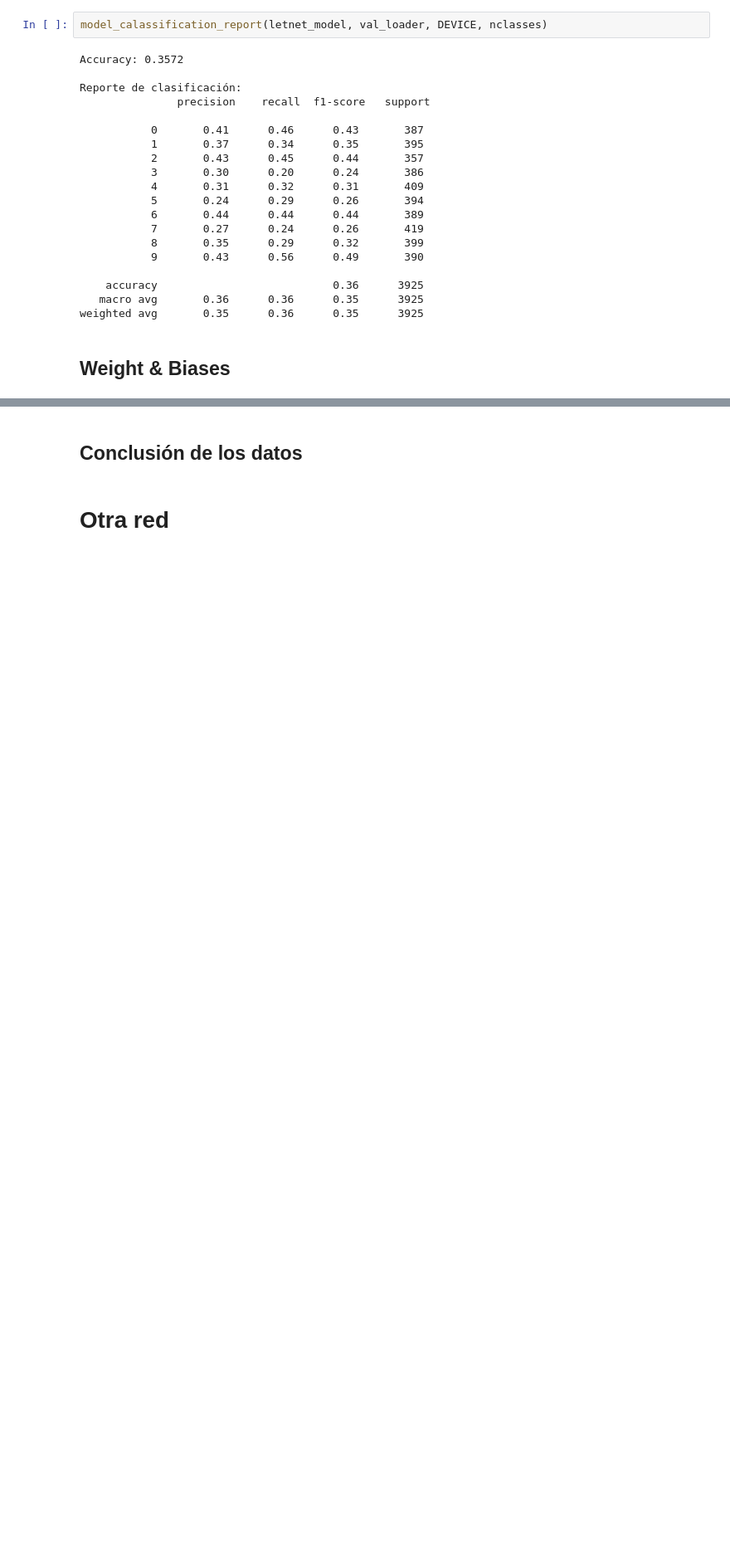
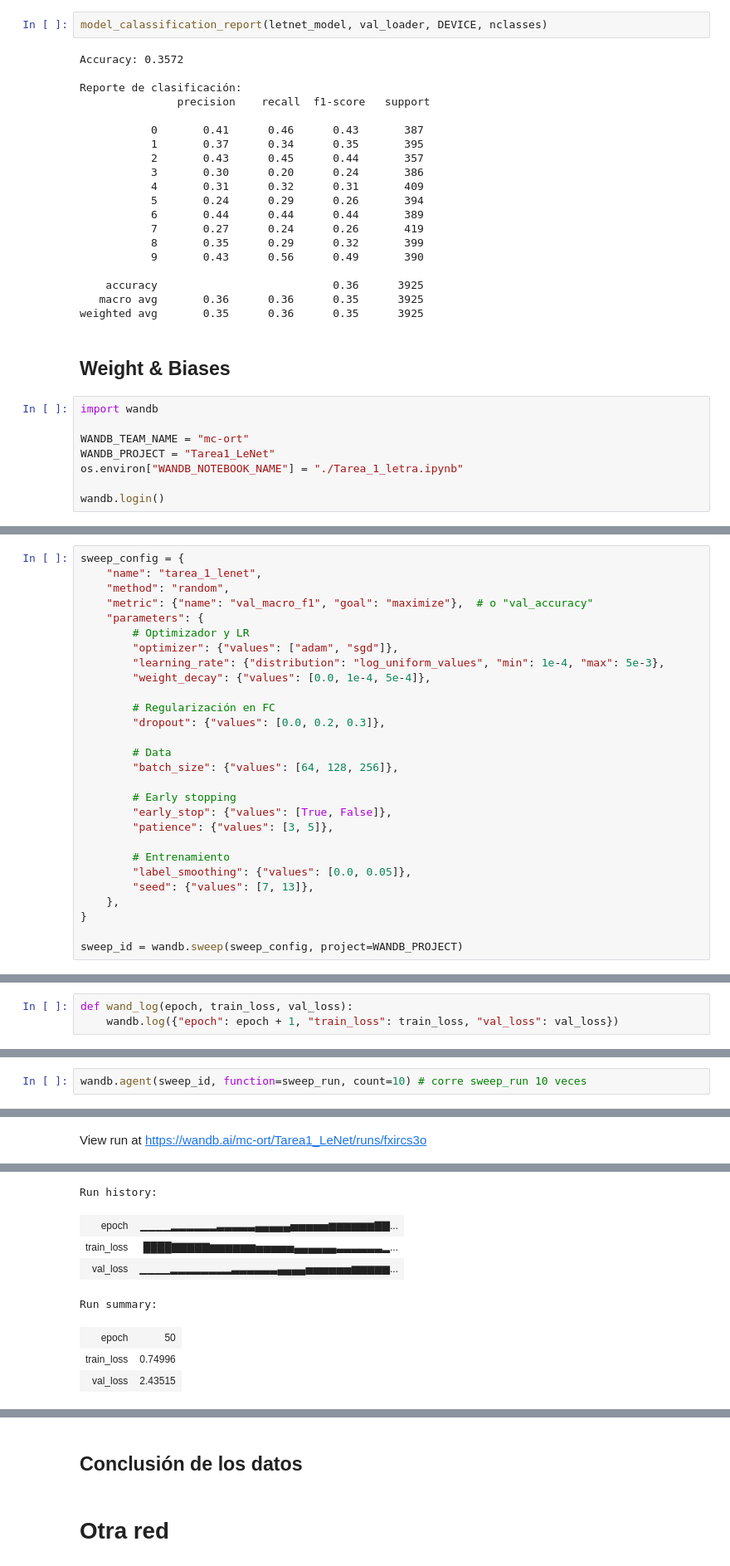
Before and after one commit to nataliacampiglia/tdl_tarea_1, a Jupyter notebook: Tarea_1_letra.ipynb, the cells around one changed output, grey strips where cells are left out. Shown at 83% size. Saved outputs shown, nothing was run; the diff lists cells and outputs as text; blank space fills up the shorter version.

Commit message:
weight and bias

```diff
--- a/Tarea_1_letra.ipynb
+++ b/Tarea_1_letra.ipynb
@@ -449,3 +449,11 @@ Reporte de clasificación:
 weighted avg       0.35      0.36      0.35      3925
 # %% [markdown]
 ## Weight & Biases
+# %%
+import wandb
+
+WANDB_TEAM_NAME = "mc-ort"
+WANDB_PROJECT = "Tarea1_LeNet"
+os.environ["WANDB_NOTEBOOK_NAME"] = "./Tarea_1_letra.ipynb"
+
+wandb.login()
@@ -451,0 +462,28 @@ weighted avg       0.35      0.36      0.35      3925
+# %%
+sweep_config = {
+    "name": "tarea_1_lenet",
+    "method": "random",
+    "metric": {"name": "val_macro_f1", "goal": "maximize"},  # o "val_accuracy"
+    "parameters": {
+        # Optimizador y LR
+        "optimizer": {"values": ["adam", "sgd"]},
+        "learning_rate": {"distribution": "log_uniform_values", "min": 1e-4, "max": 5e-3},
+        "weight_decay": {"values": [0.0, 1e-4, 5e-4]},
+
+        # Regularización en FC
+        "dropout": {"values": [0.0, 0.2, 0.3]},
+
+        # Data
+        "batch_size": {"values": [64, 128, 256]},
+
+        # Early stopping
+        "early_stop": {"values": [True, False]},
+        "patience": {"values": [3, 5]},
+
+        # Entrenamiento
+        "label_smoothing": {"values": [0.0, 0.05]},
+        "seed": {"values": [7, 13]},
+    },
+}
+
+sweep_id = wandb.sweep(sweep_config, project=WANDB_PROJECT)
@@ -451,0 +493,3 @@ weighted avg       0.35      0.36      0.35      3925
+# %%
+def wand_log(epoch, train_loss, val_loss):
+    wandb.log({"epoch": epoch + 1, "train_loss": train_loss, "val_loss": val_loss})
@@ -451,0 +544,3 @@ weighted avg       0.35      0.36      0.35      3925
+# %%
+wandb.agent(sweep_id, function=sweep_run, count=10) # corre sweep_run 10 veces
+# %% [output]
@@ -451,0 +563 @@ weighted avg       0.35      0.36      0.35      3925
+View run at https://wandb.ai/mc-ort/Tarea1_LeNet/runs/fxircs3o
@@ -451,0 +565,8 @@ weighted avg       0.35      0.36      0.35      3925
+Run history:
+| epoch | ▁▁▁▁▂▂▂▂▂▂▃▃▃▃▃▄▄▄▄▄▅▅▅▅▅▆▆▆▆▆▆▇▇... |
+| train_loss | ████▇▇▇▇▇▆▆▆▆▆▆▅▅▅▅▅▄▄▄▄▄▄▃▃▃▃▃▃▂... |
+| val_loss | ▁▁▁▁▂▂▂▂▂▂▂▂▃▃▃▃▃▃▄▄▄▄▅▅▅▅▅▅▆▆▆▆▆... |
+Run summary:
+| epoch | 50 |
+| train_loss | 0.74996 |
+| val_loss | 2.43515 |
```
Also changed, not shown: parts of 5 cells of this notebook.
